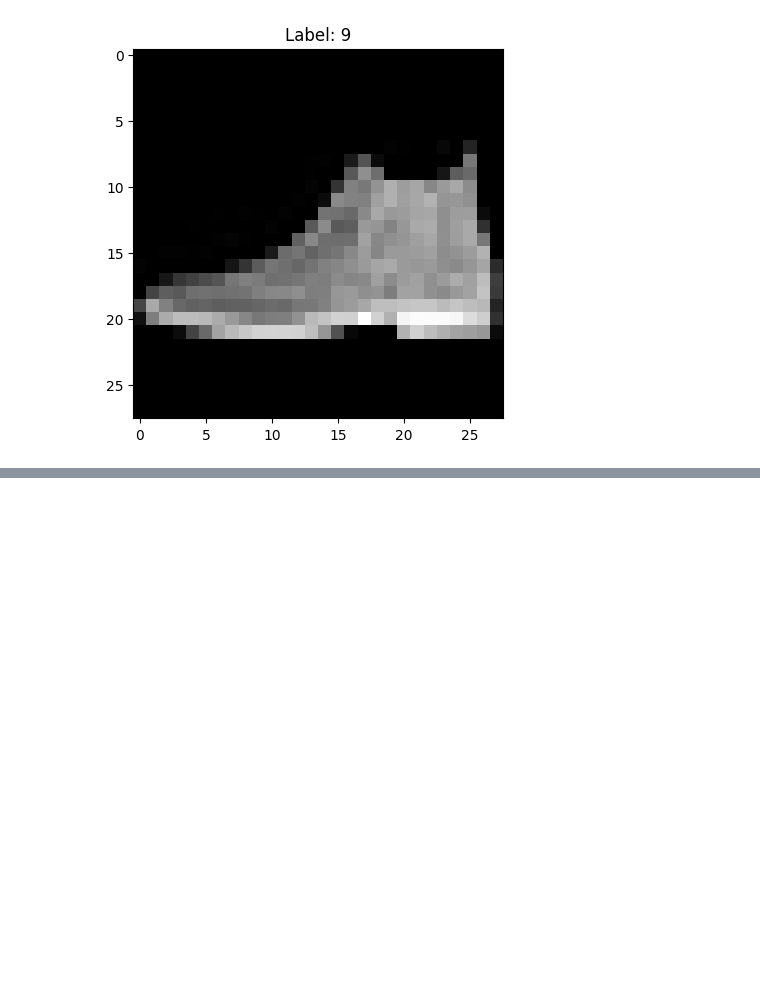
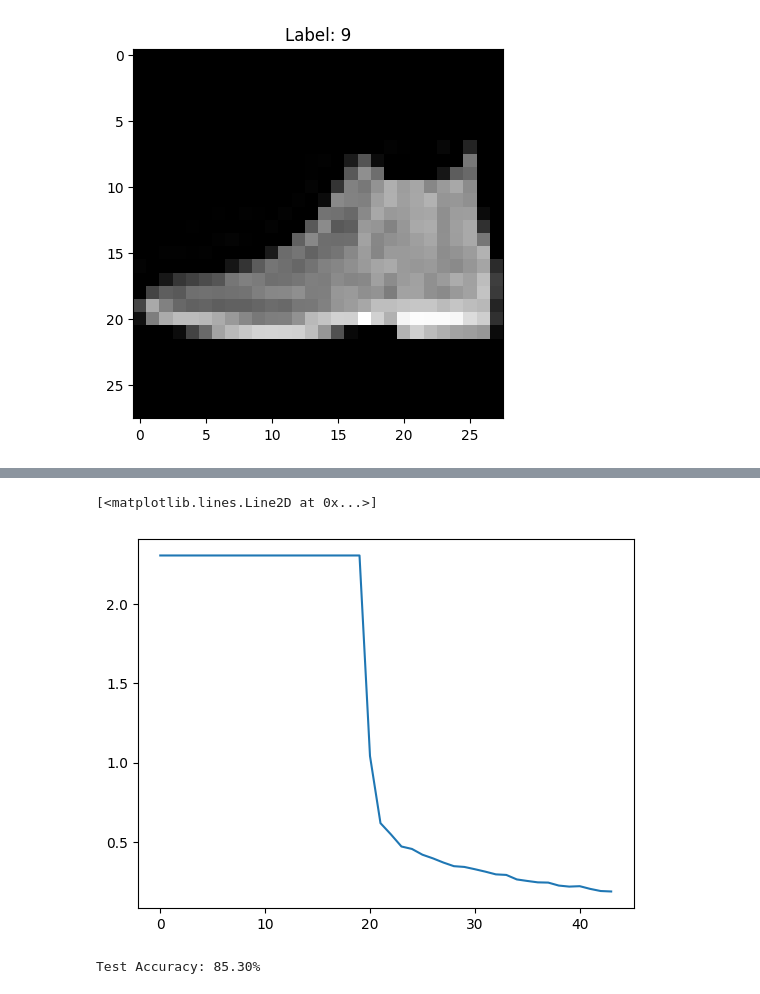
Before and after one commit to fynley17/AI-Class, a Jupyter notebook: Week5 - Feedforwading Neural Networks/homework/fasion.ipynb, the cells around one changed output, grey strips where cells are left out. Drawn from its saved outputs; the diff is of its cells as text; code cells hidden in the pictures; blank space fills up the shorter version.

```diff
--- a/Week5 - Feedforwading Neural Networks/homework/fasion.ipynb
+++ b/Week5 - Feedforwading Neural Networks/homework/fasion.ipynb
@@ -65,0 +149,22 @@ print(f'Train size: {len(train_dataset)}, Test size: {len(test_dataset)}')
+# %%
+plt.plot(loss_history)
+# %% [output]
+[<matplotlib.lines.Line2D at 0x...>]
+[figure, added]
+# %%
+model.eval()
+all_preds = []
+all_labels = []
+
+with torch.no_grad():
+    for images, labels in test_loader:
+        images, labels = images.to(device), labels.to(device)
+        outputs = model(images)
+        _, predicted = torch.max(outputs.data, 1)
+        all_preds.extend(predicted.cpu().numpy())
+        all_labels.extend(labels.cpu().numpy())
+
+accuracy = accuracy_score(all_labels, all_preds)
+print(f'Test Accuracy: {accuracy * 100:.2f}%')
+# %% [output]
+Test Accuracy: 85.30%
```
Also changed, not shown: parts of 6 cells of this notebook.
